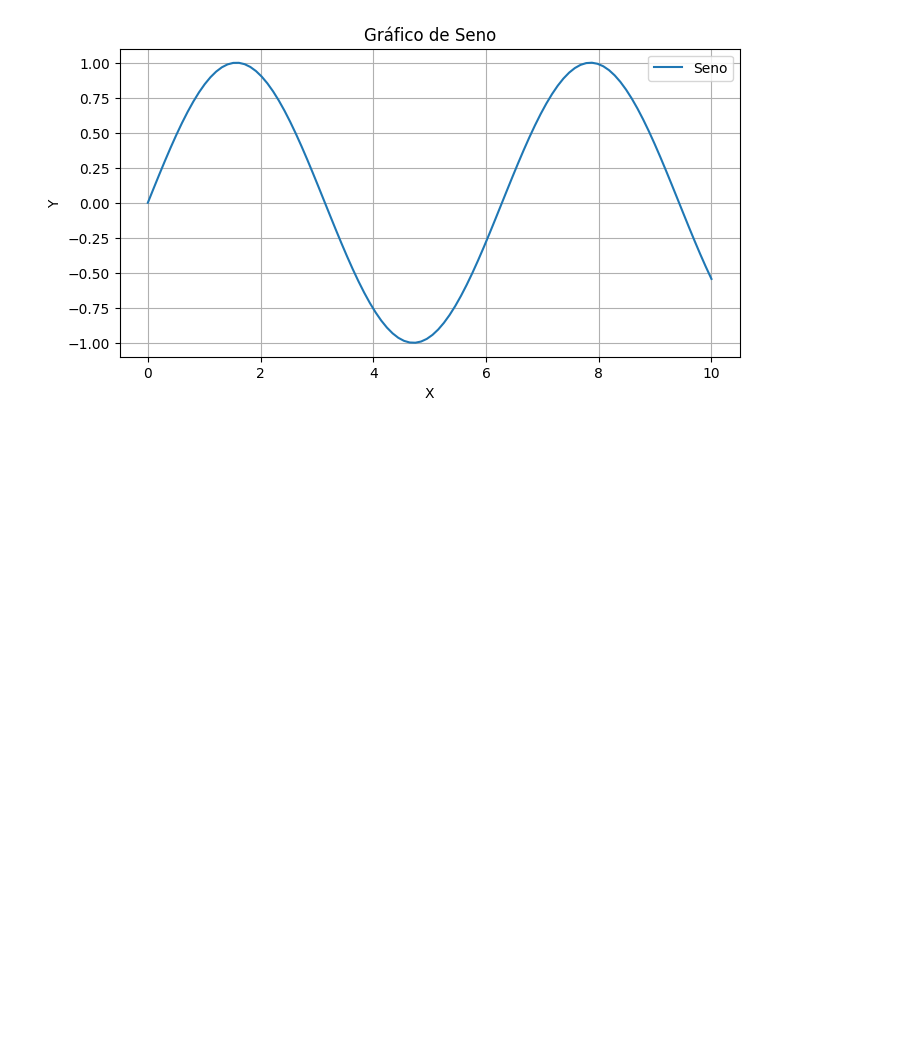
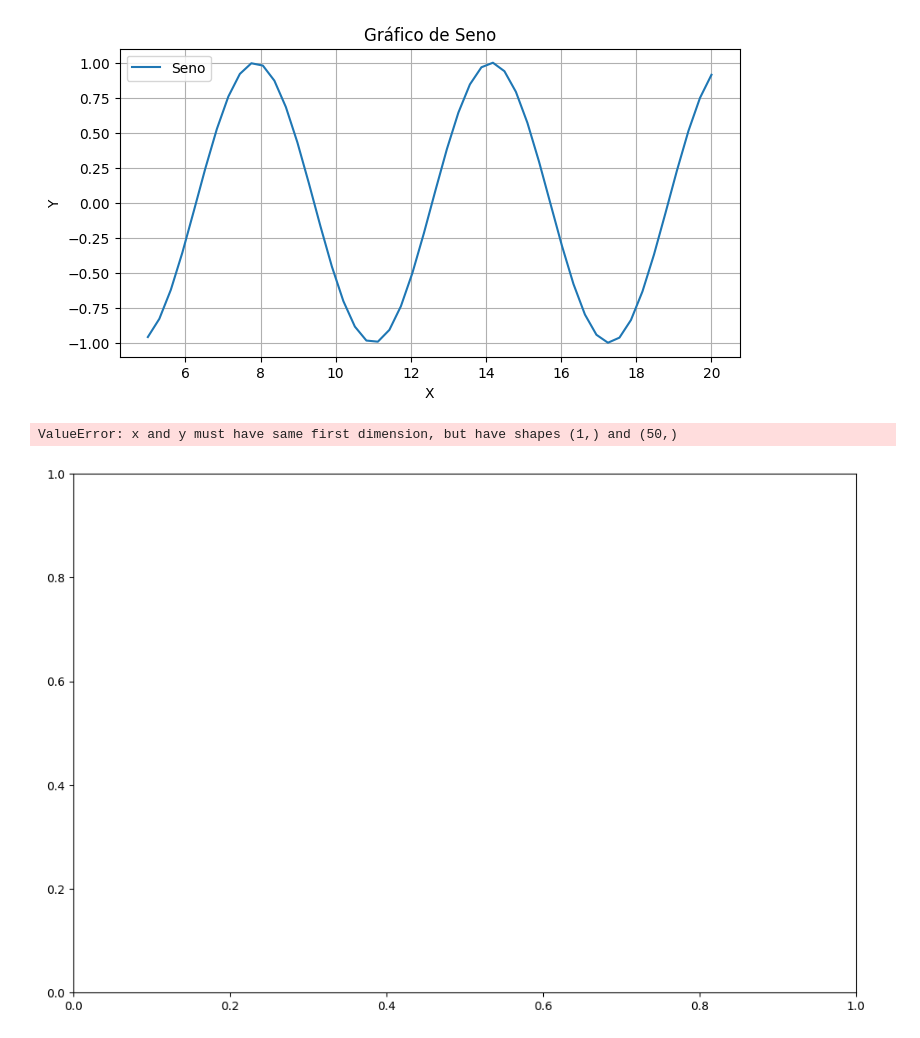
Before and after one commit to Wwwalber/MESTRADO-DOCKER-APALGOR, a Jupyter notebook: av1/notebook/visualizacao.ipynb, the cells around one changed output. Saved outputs shown, nothing was run; the diff lists cells and outputs as text; code cells hidden in the pictures; blank space fills up the shorter version.

```diff
--- a/av1/notebook/visualizacao.ipynb
+++ b/av1/notebook/visualizacao.ipynb
@@ -1,15 +1,21 @@
 # %%
 import sys
 sys.path.append("../")  # Adiciona o diretório raiz do projeto ao PATH
 
 # Importar funções dos arquivos Python
-from scripts.analise import gerar_dados
-from scripts.graficos import plotar_grafico
+from scripts2.analise2 import gerar_dados
+from scripts2.graficos2 import plotar_grafico
+from scripts2.graficos2 import plotar_grafico_insertion_sort
+from scripts2.analise2 import gerar_dados_insertion
 
 # Gerar os dados
 x, y = gerar_dados()
+n, g = gerar_dados_insertion()
 
 # Mostrar o gráfico
 plotar_grafico(x, y)
+plotar_grafico_insertion_sort(n, g)
 # %% [output]
-[figure, old version]
+[figure, new version]
+ValueError: x and y must have same first dimension, but have shapes (1,) and (50,)
+[figure, added]
```
Also changed, not shown: 6 other files.
